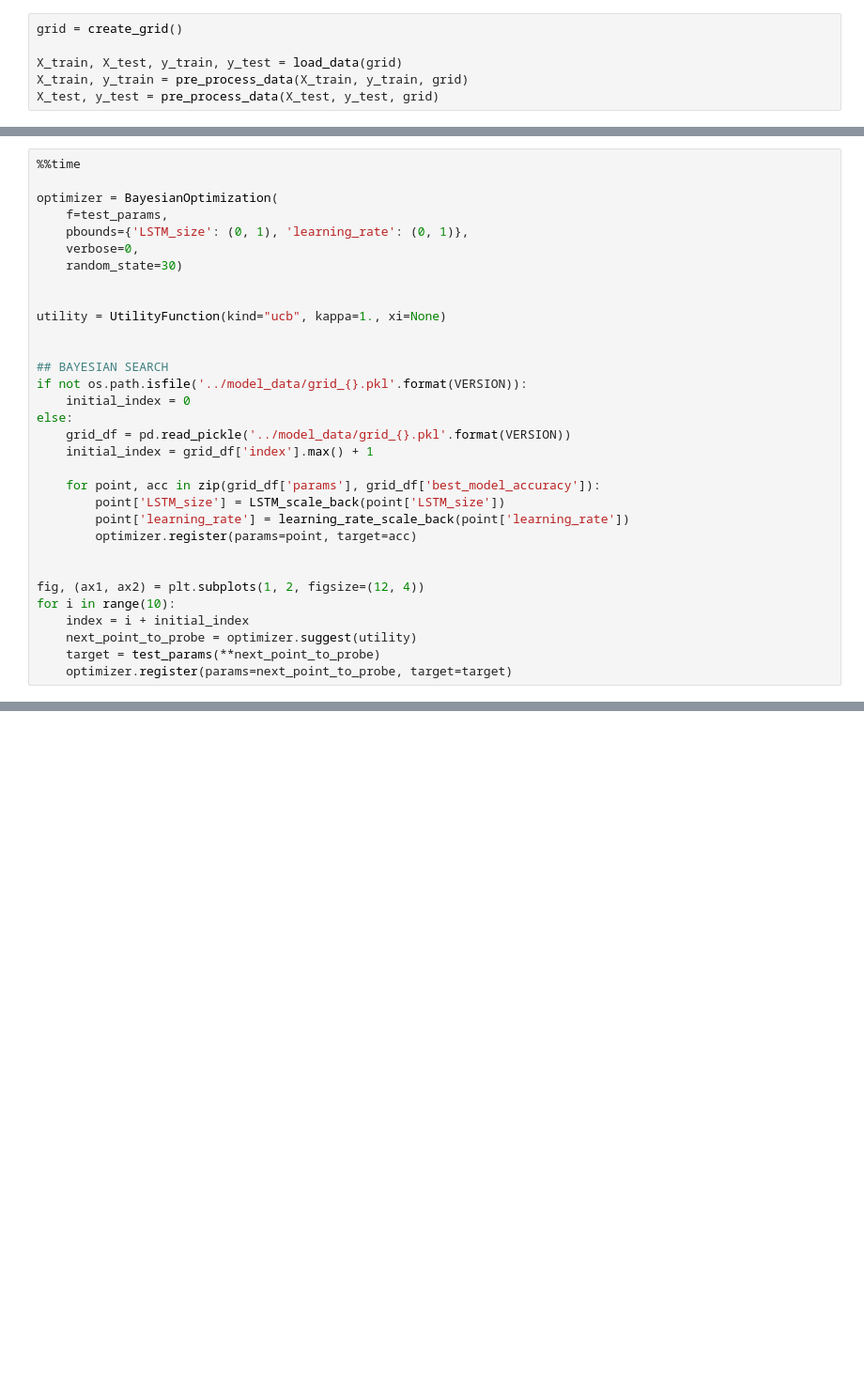
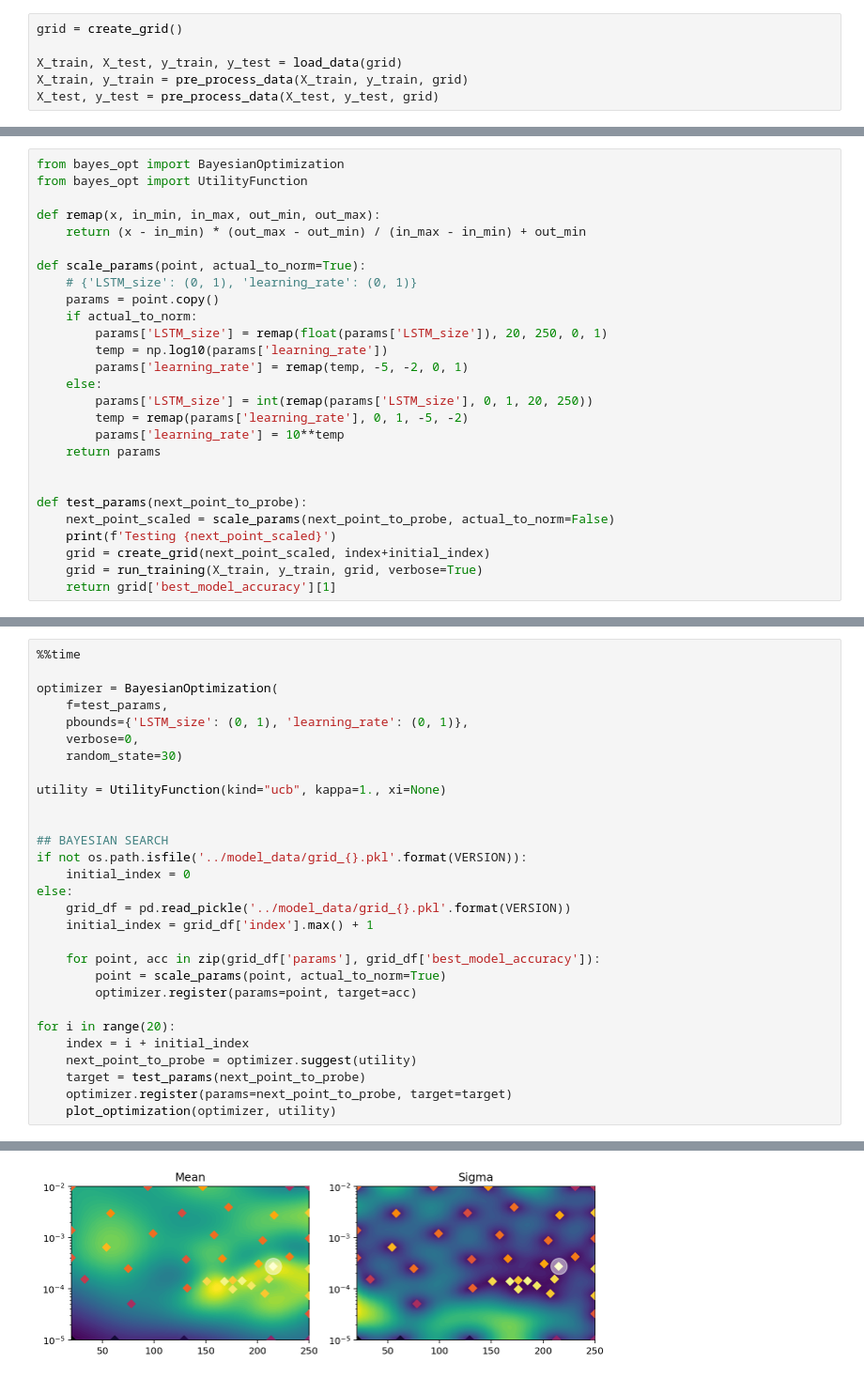
Before and after one commit to AndreaAmico/DeepMouse, a Jupyter notebook: training_models/keras_06.ipynb, the cells around one changed output, grey strips where cells are left out. Shown at 94% size. Saved outputs shown, nothing was run; the diff lists cells and outputs as text; blank space fills up the shorter version.

Commit message:
bayesian opt on model LSTMsize and lr

```diff
--- a/training_models/keras_06.ipynb
+++ b/training_models/keras_06.ipynb
@@ -269,0 +228,27 @@ def test_params(LSTM_size, learning_rate):
+# %%
+from bayes_opt import BayesianOptimization
+from bayes_opt import UtilityFunction
+
+def remap(x, in_min, in_max, out_min, out_max):
+    return (x - in_min) * (out_max - out_min) / (in_max - in_min) + out_min
+
+def scale_params(point, actual_to_norm=True):
+    # {'LSTM_size': (0, 1), 'learning_rate': (0, 1)}
+    params = point.copy()
+    if actual_to_norm:
+        params['LSTM_size'] = remap(float(params['LSTM_size']), 20, 250, 0, 1)
+        temp = np.log10(params['learning_rate'])
+        params['learning_rate'] = remap(temp, -5, -2, 0, 1)
+    else:
+        params['LSTM_size'] = int(remap(params['LSTM_size'], 0, 1, 20, 250))
+        temp = remap(params['learning_rate'], 0, 1, -5, -2)
+        params['learning_rate'] = 10**temp
+    return params
+
+
+def test_params(next_point_to_probe):
+    next_point_scaled = scale_params(next_point_to_probe, actual_to_norm=False)
+    print(f'Testing {next_point_scaled}')
+    grid = create_grid(next_point_scaled, index+initial_index)
+    grid = run_training(X_train, y_train, grid, verbose=True)
+    return grid['best_model_accuracy'][1]
@@ -275,7 +295,6 @@ optimizer = BayesianOptimization(
     pbounds={'LSTM_size': (0, 1), 'learning_rate': (0, 1)},
     verbose=0,
     random_state=30)
-
 
 utility = UtilityFunction(kind="ucb", kappa=1., xi=None)
 
@@ -288,15 +307,13 @@ else:
     initial_index = grid_df['index'].max() + 1
 
     for point, acc in zip(grid_df['params'], grid_df['best_model_accuracy']):
-        point['LSTM_size'] = LSTM_scale_back(point['LSTM_size'])
-        point['learning_rate'] = learning_rate_scale_back(point['learning_rate'])
+        point = scale_params(point, actual_to_norm=True)
         optimizer.register(params=point, target=acc)
 
-
-fig, (ax1, ax2) = plt.subplots(1, 2, figsize=(12, 4))
-for i in range(10):
+for i in range(20):
     index = i + initial_index
     next_point_to_probe = optimizer.suggest(utility)
-    target = test_params(**next_point_to_probe)
+    target = test_params(next_point_to_probe)
     optimizer.register(params=next_point_to_probe, target=target)
+    plot_optimization(optimizer, utility)
 # %% [output]
@@ -304,0 +322 @@ Testing LSTM_size=250 learning_rate=0.00024508825012671813
+[figure, new version]
```
Also changed, not shown: parts of 15 cells of this notebook, 2 other files.
